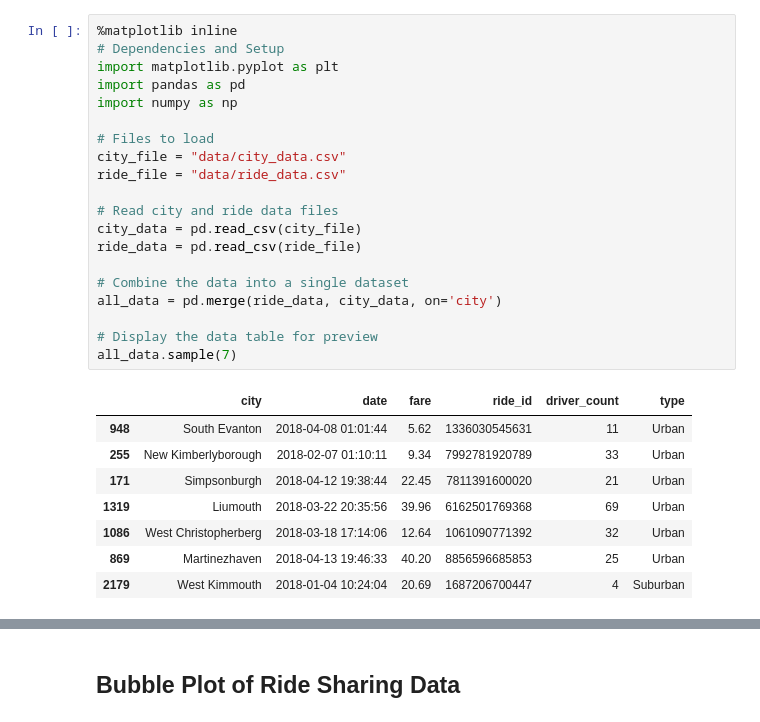
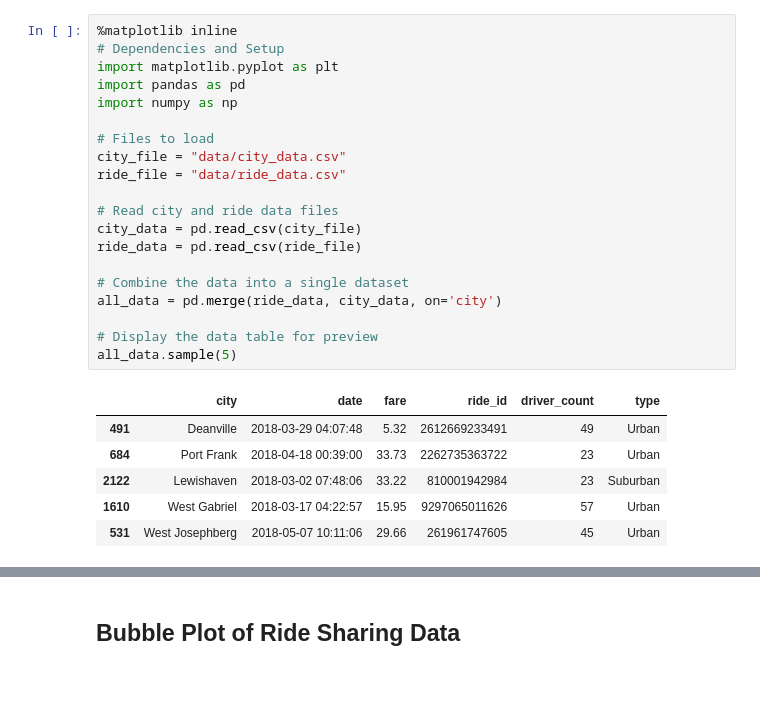
Before and after one commit to ericaleon/Matplotlib_HW, a Jupyter notebook: pyber_EL.ipynb, the cells around one changed output, grey strips where cells are left out. Cells and saved outputs as stored; diff of their text form; blank space fills up the shorter version.

```diff
--- a/pyber_EL.ipynb
+++ b/pyber_EL.ipynb
@@ -7,29 +7,27 @@
 # %%
 %matplotlib inline
 # Dependencies and Setup
 import matplotlib.pyplot as plt
 import pandas as pd
 import numpy as np
 
 # Files to load
 city_file = "data/city_data.csv"
 ride_file = "data/ride_data.csv"
 
 # Read city and ride data files
 city_data = pd.read_csv(city_file)
 ride_data = pd.read_csv(ride_file)
 
 # Combine the data into a single dataset
 all_data = pd.merge(ride_data, city_data, on='city')
 
 # Display the data table for preview
-all_data.sample(7)
+all_data.sample(5)
 # %% [output]
 |  | city | date | fare | ride_id | driver_count | type |
-| 948 | South Evanton | 2018-04-08 01:01:44 | 5.62 | 1336030545631 | 11 | Urban |
-| 255 | New Kimberlyborough | 2018-02-07 01:10:11 | 9.34 | 7992781920789 | 33 | Urban |
-| 171 | Simpsonburgh | 2018-04-12 19:38:44 | 22.45 | 7811391600020 | 21 | Urban |
-| 1319 | Liumouth | 2018-03-22 20:35:56 | 39.96 | 6162501769368 | 69 | Urban |
-| 1086 | West Christopherberg | 2018-03-18 17:14:06 | 12.64 | 1061090771392 | 32 | Urban |
-| 869 | Martinezhaven | 2018-04-13 19:46:33 | 40.20 | 8856596685853 | 25 | Urban |
-| 2179 | West Kimmouth | 2018-01-04 10:24:04 | 20.69 | 1687206700447 | 4 | Suburban |
+| 491 | Deanville | 2018-03-29 04:07:48 | 5.32 | 2612669233491 | 49 | Urban |
+| 684 | Port Frank | 2018-04-18 00:39:00 | 33.73 | 2262735363722 | 23 | Urban |
+| 2122 | Lewishaven | 2018-03-02 07:48:06 | 33.22 | 810001942984 | 23 | Suburban |
+| 1610 | West Gabriel | 2018-03-17 04:22:57 | 15.95 | 9297065011626 | 57 | Urban |
+| 531 | West Josephberg | 2018-05-07 10:11:06 | 29.66 | 261961747605 | 45 | Urban |
```
Also changed, not shown: parts of 11 cells of this notebook, 5 other files.
